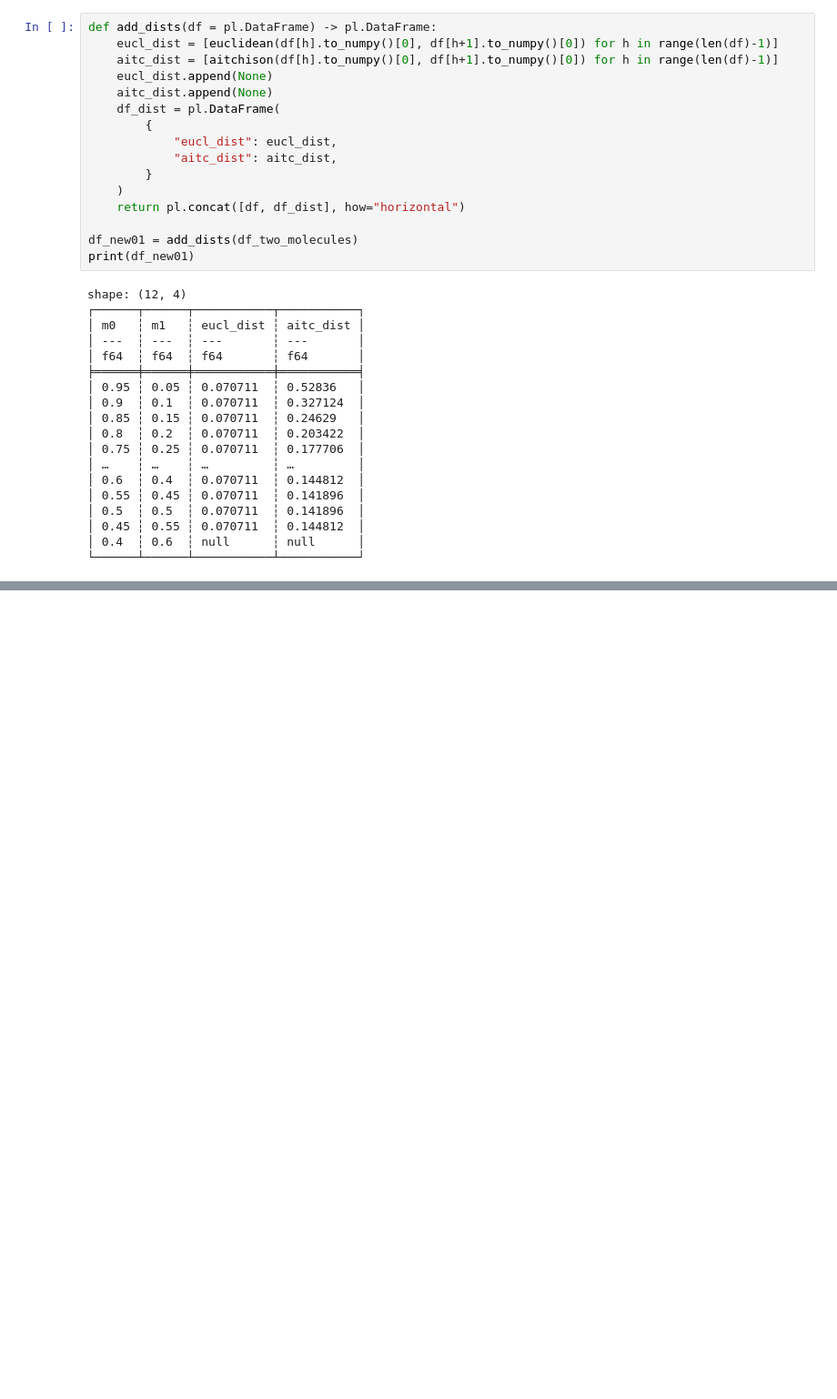
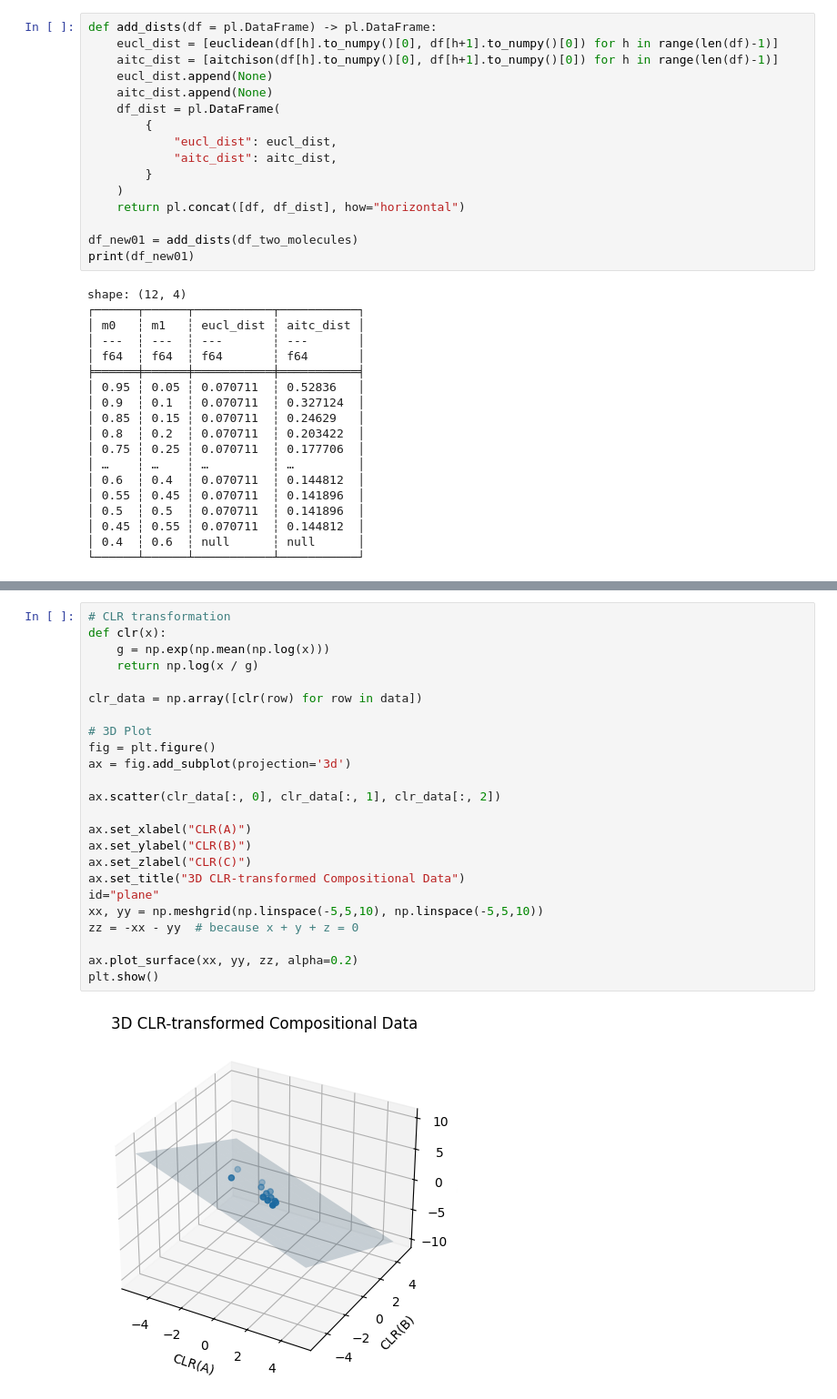
Before and after one commit to dtu-qmcm/cmfa, a Jupyter notebook: notebooks/theoretical_example.ipynb, the cells around one changed output, grey strips where cells are left out. Shown at 91% size. Drawn from its saved outputs; the diff is of its cells as text; blank space fills up the shorter version.

```diff
--- a/notebooks/theoretical_example.ipynb
+++ b/notebooks/theoretical_example.ipynb
@@ -150,0 +186,26 @@ shape: (12, 4)
+# %%
+# CLR transformation
+def clr(x):
+    g = np.exp(np.mean(np.log(x)))
+    return np.log(x / g)
+
+clr_data = np.array([clr(row) for row in data])
+
+# 3D Plot
+fig = plt.figure()
+ax = fig.add_subplot(projection='3d')
+
+ax.scatter(clr_data[:, 0], clr_data[:, 1], clr_data[:, 2])
+
+ax.set_xlabel("CLR(A)")
+ax.set_ylabel("CLR(B)")
+ax.set_zlabel("CLR(C)")
+ax.set_title("3D CLR-transformed Compositional Data")
+id="plane"
+xx, yy = np.meshgrid(np.linspace(-5,5,10), np.linspace(-5,5,10))
+zz = -xx - yy  # because x + y + z = 0
+
+ax.plot_surface(xx, yy, zz, alpha=0.2)
+plt.show()
+# %% [output]
+[figure, added]
```
Also changed, not shown: parts of 3 cells of this notebook, 3 other files.
